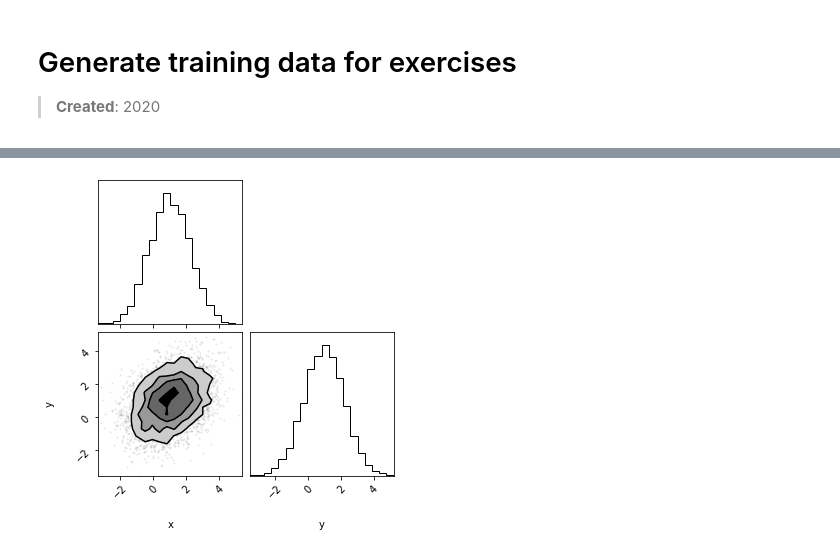
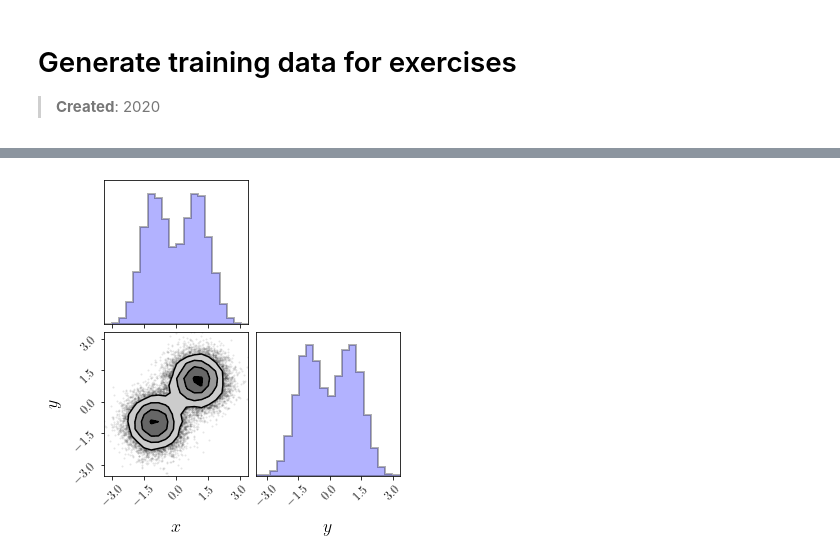
Before and after one commit to hbprosper/mlpracticum, a Jupyter notebook: 00_generate_data.ipynb, the cells around one changed output, grey strips where cells are left out. Cells and saved outputs as stored; diff of their text form; code cells hidden in the pictures.

```diff
--- a/00_generate_data.ipynb
+++ b/00_generate_data.ipynb
@@ -59,0 +47,12 @@ sig[:10]
+# %%
+inputs = ['x', 'y']
+labels = ['$x$', '$y$']
+fig = corner.corner(bkg[inputs],
+                    labels=labels,
+                    fill_contours=True,
+                    hist_kwargs={'histtype': 'stepfilled',
+                                 'linewidth': 2,
+                                 'edgecolor': 'black',
+                                 'facecolor': 'blue',
+                                 'alpha': 0.3})
+fig.savefig('fig_bkg.pdf')
@@ -60,8 +61,25 @@ sig[:10]
+# %%
+N   = 15000
+mu  = np.array([-1.0, -1.0])
+cov = np.array([[ 0.4, 0.0],
+                [ 0.0, 0.4]])
+s1  = generate(mu, cov, N, 1)
+# %%
+N   = 15000
+mu  = np.array([1.0, 1.0])
+cov = np.array([[ 0.4, 0.0],
+                [ 0.0, 0.4]])
+s2  = generate(mu, cov, N, 1)
+sig = s1.append(s2)
 # %%
-labels = ['x', 'y']
-fig = corner.corner(sig[:5000],
+fig = corner.corner(sig[inputs],
                     labels=labels,
-                    fill_contours=True)
+                    fill_contours=True,
+                    hist_kwargs={'histtype': 'stepfilled',
+                                 'linewidth': 2,
+                                 'edgecolor': 'black',
+                                 'facecolor': 'blue',
+                                 'alpha': 0.3})
 fig.savefig('fig_sig.pdf')
 # %% [output]
-[figure, old version]
+[figure, new version]
```
Also changed, not shown: parts of 18 cells of this notebook, 1 other file.
